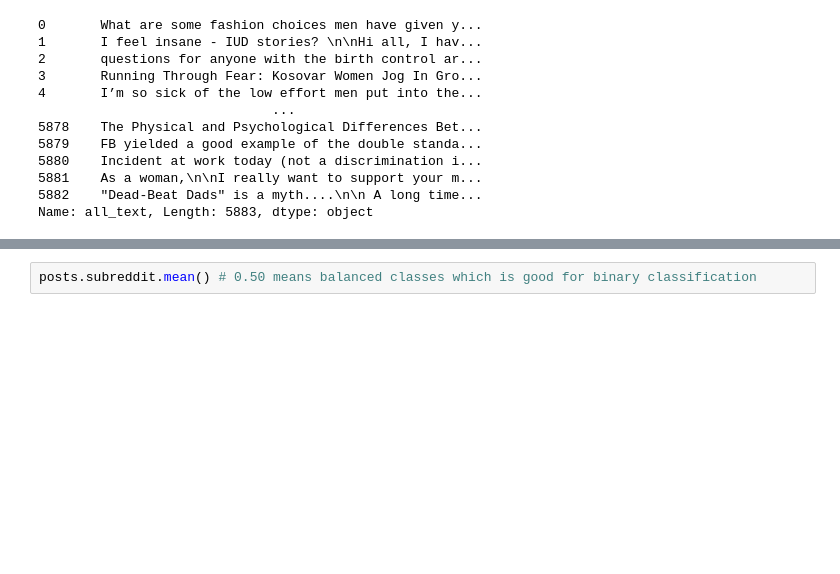
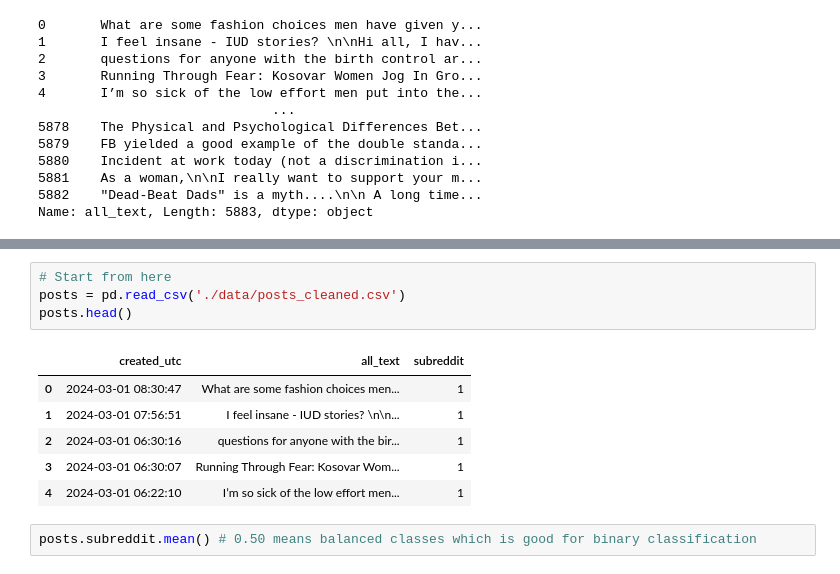
Before and after one commit to sheisroot/feminism-subreddit-classifier, a Jupyter notebook: 03_Preprocessing.ipynb, the cells around one changed output, grey strips where cells are left out. Saved outputs shown, nothing was run; the diff lists cells and outputs as text; blank space fills up the shorter version.

```diff
--- a/03_Preprocessing.ipynb
+++ b/03_Preprocessing.ipynb
@@ -58,3 +65,14 @@ Name: all_text, Length: 5883, dtype: object
+# %%
+# Start from here
+posts = pd.read_csv('./data/posts_cleaned.csv')
+posts.head()
+# %% [output]
+|  | created_utc | all_text | subreddit |
+| 0 | 2024-03-01 08:30:47 | What are some fashion choices men... | 1 |
+| 1 | 2024-03-01 07:56:51 | I feel insane - IUD stories? \n\n... | 1 |
+| 2 | 2024-03-01 06:30:16 | questions for anyone with the bir... | 1 |
+| 3 | 2024-03-01 06:30:07 | Running Through Fear: Kosovar Wom... | 1 |
+| 4 | 2024-03-01 06:22:10 | I’m so sick of the low effort men... | 1 |
 # %%
 posts.subreddit.mean() # 0.50 means balanced classes which is good for binary classification
 # %% [output]
```
Also changed, not shown: parts of 7 cells of this notebook, 8 other files.
